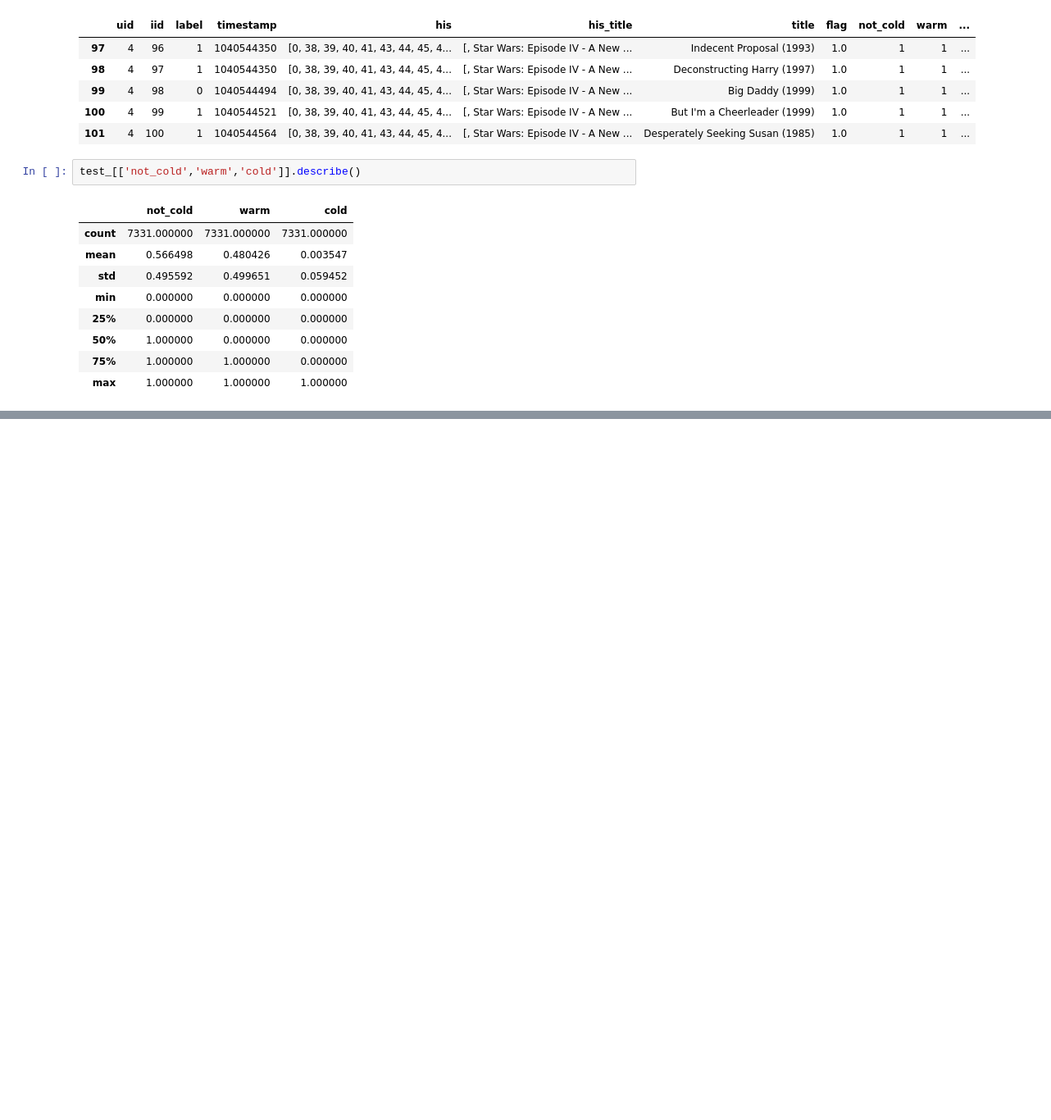
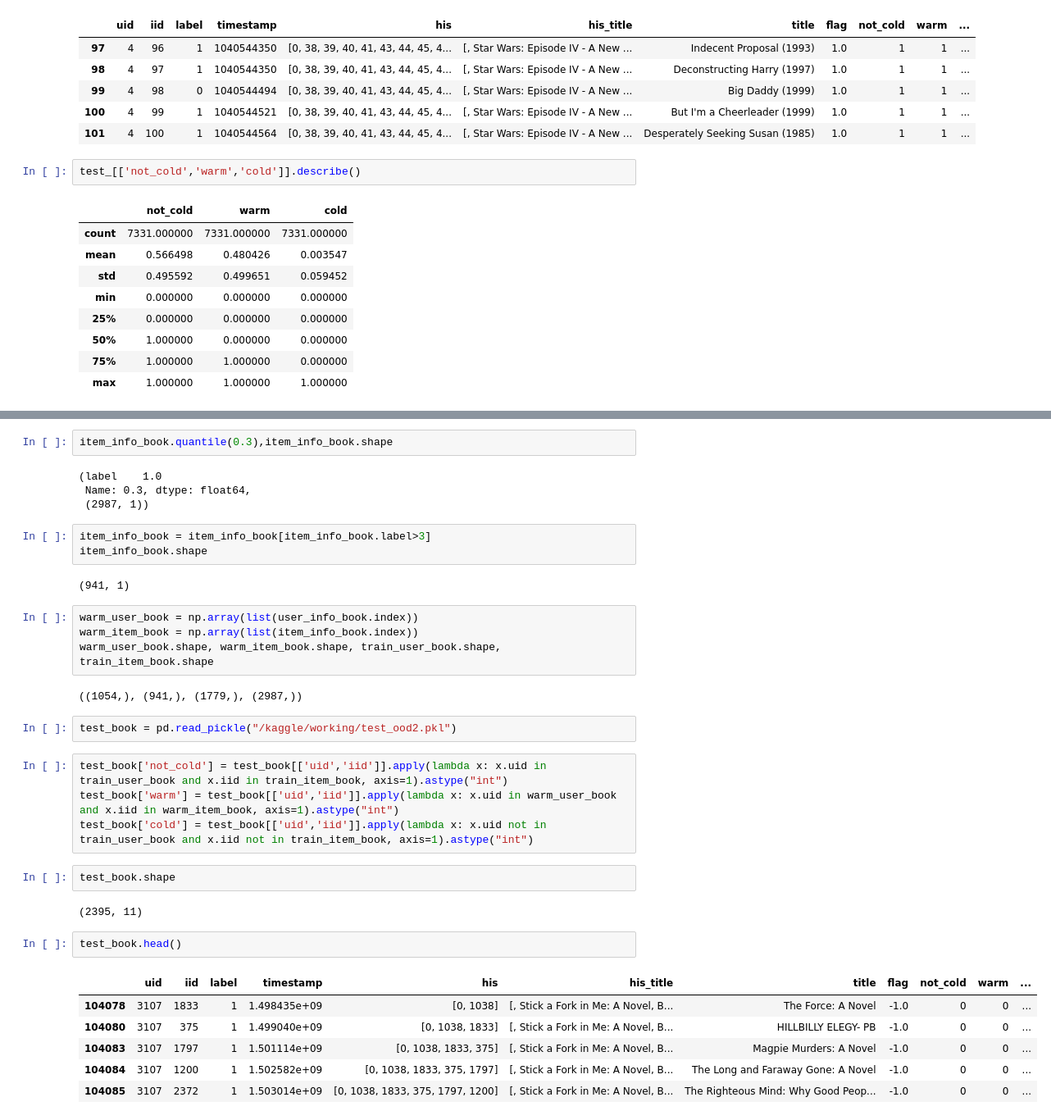
Before and after one commit to kechenkristin/RecLLM, a Jupyter notebook: movie-lens-dp.ipynb, the cells around one changed output, grey strips where cells are left out. Shown at 82% size. Saved outputs shown, nothing was run; the diff lists cells and outputs as text; blank space fills up the shorter version.

Commit message:
Kaggle Notebook | movie-lens-DP | Version 4 | Amazon Book

```diff
--- a/movie-lens-dp.ipynb
+++ b/movie-lens-dp.ipynb
@@ -355,0 +516,36 @@ print(f"Files saved to {save_path}")
+# %%
+item_info_book.quantile(0.3),item_info_book.shape
+# %% [output]
+(label    1.0
+ Name: 0.3, dtype: float64,
+ (2987, 1))
+# %%
+item_info_book = item_info_book[item_info_book.label>3]
+item_info_book.shape
+# %% [output]
+(941, 1)
+# %%
+warm_user_book = np.array(list(user_info_book.index))
+warm_item_book = np.array(list(item_info_book.index))
+warm_user_book.shape, warm_item_book.shape, train_user_book.shape, train_item_book.shape
+# %% [output]
+((1054,), (941,), (1779,), (2987,))
+# %%
+test_book = pd.read_pickle("/kaggle/working/test_ood2.pkl")
+# %%
+test_book['not_cold'] = test_book[['uid','iid']].apply(lambda x: x.uid in train_user_book and x.iid in train_item_book, axis=1).astype("int")
+test_book['warm'] = test_book[['uid','iid']].apply(lambda x: x.uid in warm_user_book and x.iid in warm_item_book, axis=1).astype("int")
+test_book['cold'] = test_book[['uid','iid']].apply(lambda x: x.uid not in train_user_book and x.iid not in train_item_book, axis=1).astype("int")
+# %%
+test_book.shape
+# %% [output]
+(2395, 11)
+# %%
+test_book.head()
+# %% [output]
+|  | uid | iid | label | timestamp | his | his_title | title | flag | not_cold | warm | ... |
+| 104078 | 3107 | 1833 | 1 | 1.498435e+09 | [0, 1038] | [, Stick a Fork in Me: A Novel, B... | The Force: A Novel | -1.0 | 0 | 0 | ... |
+| 104080 | 3107 | 375 | 1 | 1.499040e+09 | [0, 1038, 1833] | [, Stick a Fork in Me: A Novel, B... | HILLBILLY ELEGY- PB | -1.0 | 0 | 0 | ... |
+| 104083 | 3107 | 1797 | 1 | 1.501114e+09 | [0, 1038, 1833, 375] | [, Stick a Fork in Me: A Novel, B... | Magpie Murders: A Novel | -1.0 | 0 | 0 | ... |
+| 104084 | 3107 | 1200 | 1 | 1.502582e+09 | [0, 1038, 1833, 375, 1797] | [, Stick a Fork in Me: A Novel, B... | The Long and Faraway Gone: A Novel | -1.0 | 0 | 0 | ... |
+| 104085 | 3107 | 2372 | 1 | 1.503014e+09 | [0, 1038, 1833, 375, 1797, 1200] | [, Stick a Fork in Me: A Novel, B... | The Righteous Mind: Why Good Peop... | -1.0 | 0 | 0 | ... |
```
Also changed, not shown: parts of 28 cells of this notebook.
